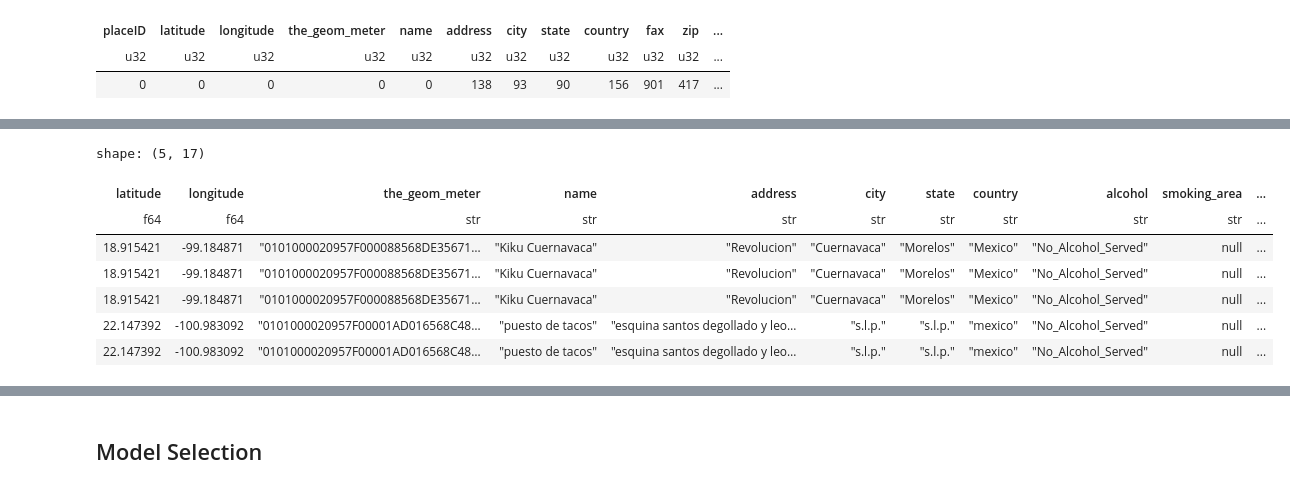
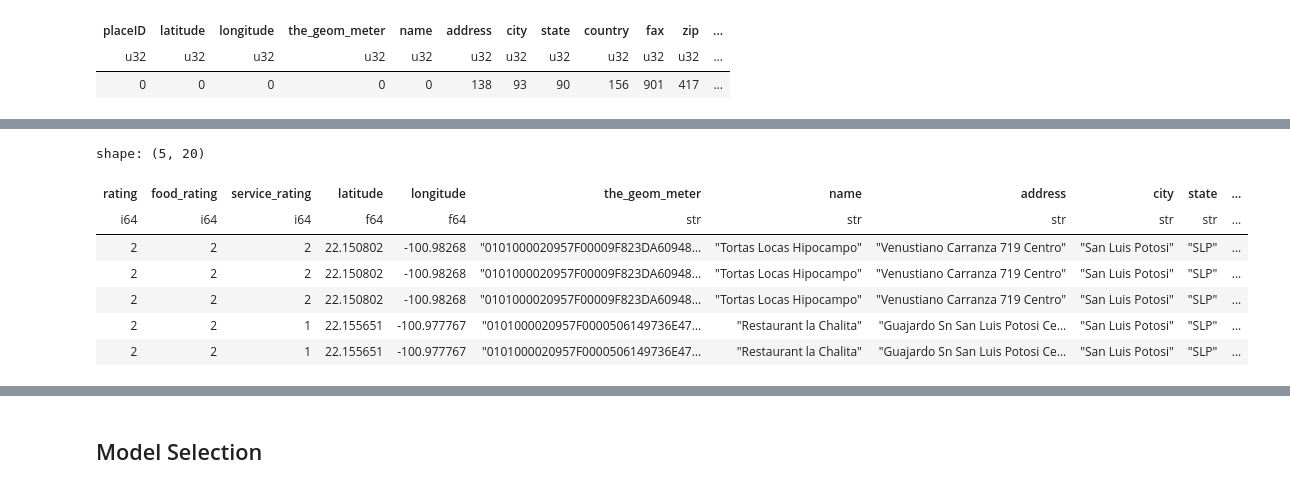
Before and after one commit to laurenally28/mktg3501project, a Jupyter notebook: main.ipynb, the cells around one changed output, grey strips where cells are left out. Drawn from its saved outputs; the diff is of its cells as text; code cells hidden in the pictures.

```diff
--- a/main.ipynb
+++ b/main.ipynb
@@ -156,4 +168,4 @@ shape: (1, 21)
 # %%
-user_data = user_df.drop(["Rcuisine", "Upayment", "color", "religion", "height", "userID"])
+user_data = joined_user_df.drop(["Rcuisine", "Upayment", "color", "religion", "height", "placeID", "userID"])
 user_data.head()
 # %% [output]
@@ -168,7 +180,8 @@ shape: (5, 15)
 # %%
 categorical_cols = [
     "smoker", "drink_level", "dress_preference", "ambience", "transport",
-    "marital_status", "hijos", "interest", "personality", "activity", "budget"
+    "marital_status", "hijos", "interest", "personality", "activity", "budget", "rating",
+    "food_rating", "service_rating"
 ]
 
 # One-hot encode
@@ -249,7 +261,8 @@ shape: (4, 6)
 # %%
 # List of categorical columns
-categorical_columns = ['smoker', 'drink_level', 'dress_preference', 'ambience', 'transport',
-                       'marital_status', 'hijos', 'interest', 'personality', 'activity', 'budget']
+categorical_columns = ["smoker", "drink_level", "dress_preference", "ambience", "transport",
+    "marital_status", "hijos", "interest", "personality", "activity", "budget", "rating",
+    "food_rating", "service_rating"]
 
 # Initialize list to store distributions
 category_distribution = []
@@ -301,3 +314,6 @@ shape: (1, 26)
 | placeID | latitude | longitude | the_geom_meter | name | address | city | state | country | fax | zip | ... |
 | u32 | u32 | u32 | u32 | u32 | u32 | u32 | u32 | u32 | u32 | u32 | ... |
 | 0 | 0 | 0 | 0 | 0 | 138 | 93 | 90 | 156 | 901 | 417 | ... |
+# %%
+joined_rest_df = ratings.join(restaurant_df, on="placeID", how="inner")
+joined_rest_df.head()
@@ -304,15 +329,15 @@ shape: (1, 26)
 # %%
-restaurant_data = restaurant_df.drop(["fax", "zip", "url", "Rpayment","days", "area", "hours", "other_services", "Rpayment", "placeID"])
+restaurant_data = joined_rest_df.drop(["fax", "zip", "url", "Rpayment","days", "area", "hours", "other_services", "Rpayment", "placeID", "userID"])
 restaurant_data.head()
 # %% [output]
-shape: (5, 17)
+shape: (5, 20)
-| latitude | longitude | the_geom_meter | name | address | city | state | country | alcohol | smoking_area | ... |
-| f64 | f64 | str | str | str | str | str | str | str | str | ... |
-| 18.915421 | -99.184871 | "0101000020957F000088568DE35671… | "Kiku Cuernavaca" | "Revolucion" | "Cuernavaca" | "Morelos" | "Mexico" | "No_Alcohol_Served" | null | ... |
-| 18.915421 | -99.184871 | "0101000020957F000088568DE35671… | "Kiku Cuernavaca" | "Revolucion" | "Cuernavaca" | "Morelos" | "Mexico" | "No_Alcohol_Served" | null | ... |
-| 18.915421 | -99.184871 | "0101000020957F000088568DE35671… | "Kiku Cuernavaca" | "Revolucion" | "Cuernavaca" | "Morelos" | "Mexico" | "No_Alcohol_Served" | null | ... |
-| 22.147392 | -100.983092 | "0101000020957F00001AD016568C48… | "puesto de tacos" | "esquina santos degollado y leo… | "s.l.p." | "s.l.p." | "mexico" | "No_Alcohol_Served" | null | ... |
-| 22.147392 | -100.983092 | "0101000020957F00001AD016568C48… | "puesto de tacos" | "esquina santos degollado y leo… | "s.l.p." | "s.l.p." | "mexico" | "No_Alcohol_Served" | null | ... |
+| rating | food_rating | service_rating | latitude | longitude | the_geom_meter | name | address | city | state | ... |
+| i64 | i64 | i64 | f64 | f64 | str | str | str | str | str | ... |
+| 2 | 2 | 2 | 22.150802 | -100.98268 | "0101000020957F00009F823DA60948… | "Tortas Locas Hipocampo" | "Venustiano Carranza 719 Centro" | "San Luis Potosi" | "SLP" | ... |
+| 2 | 2 | 2 | 22.150802 | -100.98268 | "0101000020957F00009F823DA60948… | "Tortas Locas Hipocampo" | "Venustiano Carranza 719 Centro" | "San Luis Potosi" | "SLP" | ... |
+| 2 | 2 | 2 | 22.150802 | -100.98268 | "0101000020957F00009F823DA60948… | "Tortas Locas Hipocampo" | "Venustiano Carranza 719 Centro" | "San Luis Potosi" | "SLP" | ... |
+| 2 | 2 | 1 | 22.155651 | -100.977767 | "0101000020957F0000506149736E47… | "Restaurant la Chalita" | "Guajardo Sn San Luis Potosi Ce… | "San Luis Potosi" | "SLP" | ... |
+| 2 | 2 | 1 | 22.155651 | -100.977767 | "0101000020957F0000506149736E47… | "Restaurant la Chalita" | "Guajardo Sn San Luis Potosi Ce… | "San Luis Potosi" | "SLP" | ... |
 # %%
 categorical_rest_cols = [
     "the_geom_meter","name", "address", "city", "state", "country",
```
Also changed, not shown: parts of 12 cells of this notebook.
